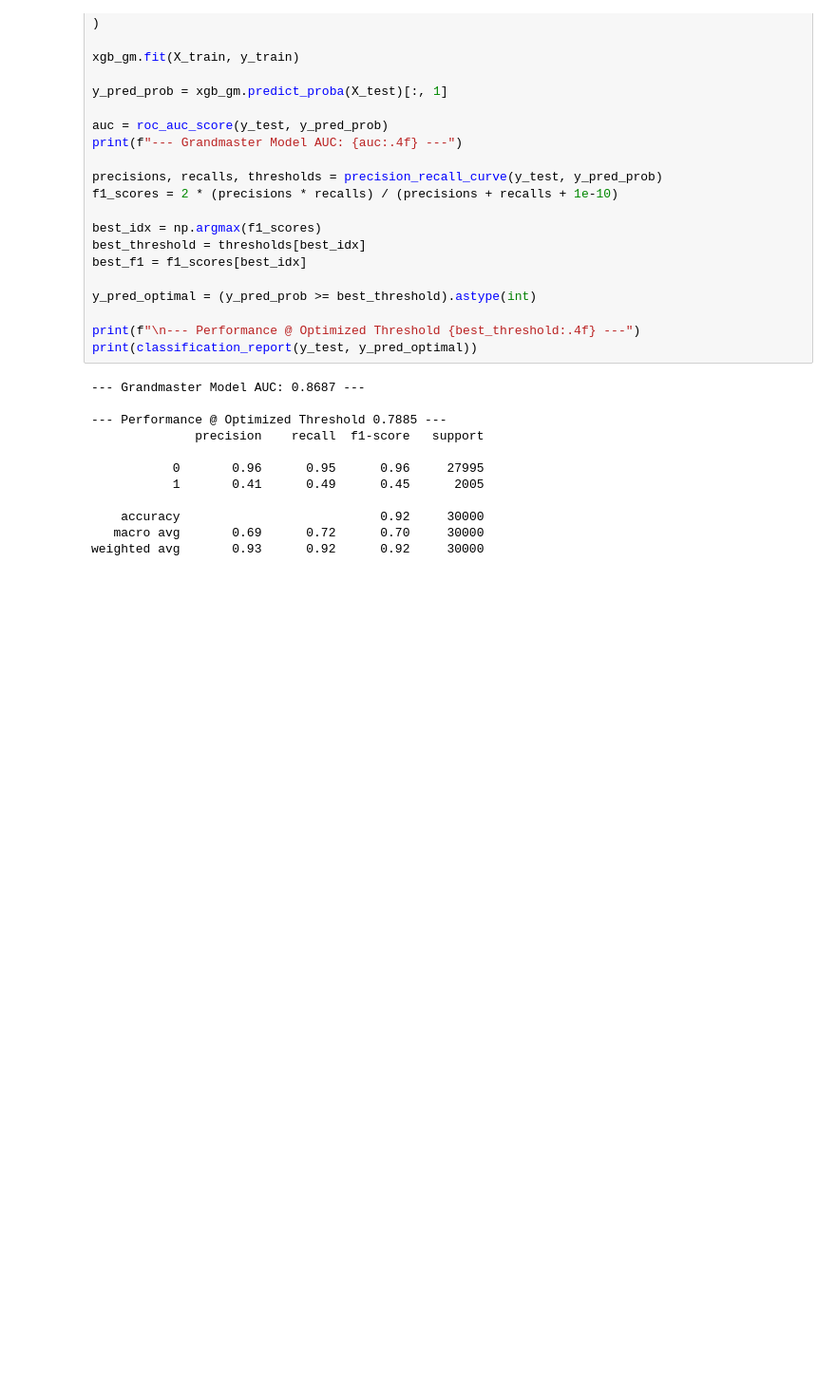
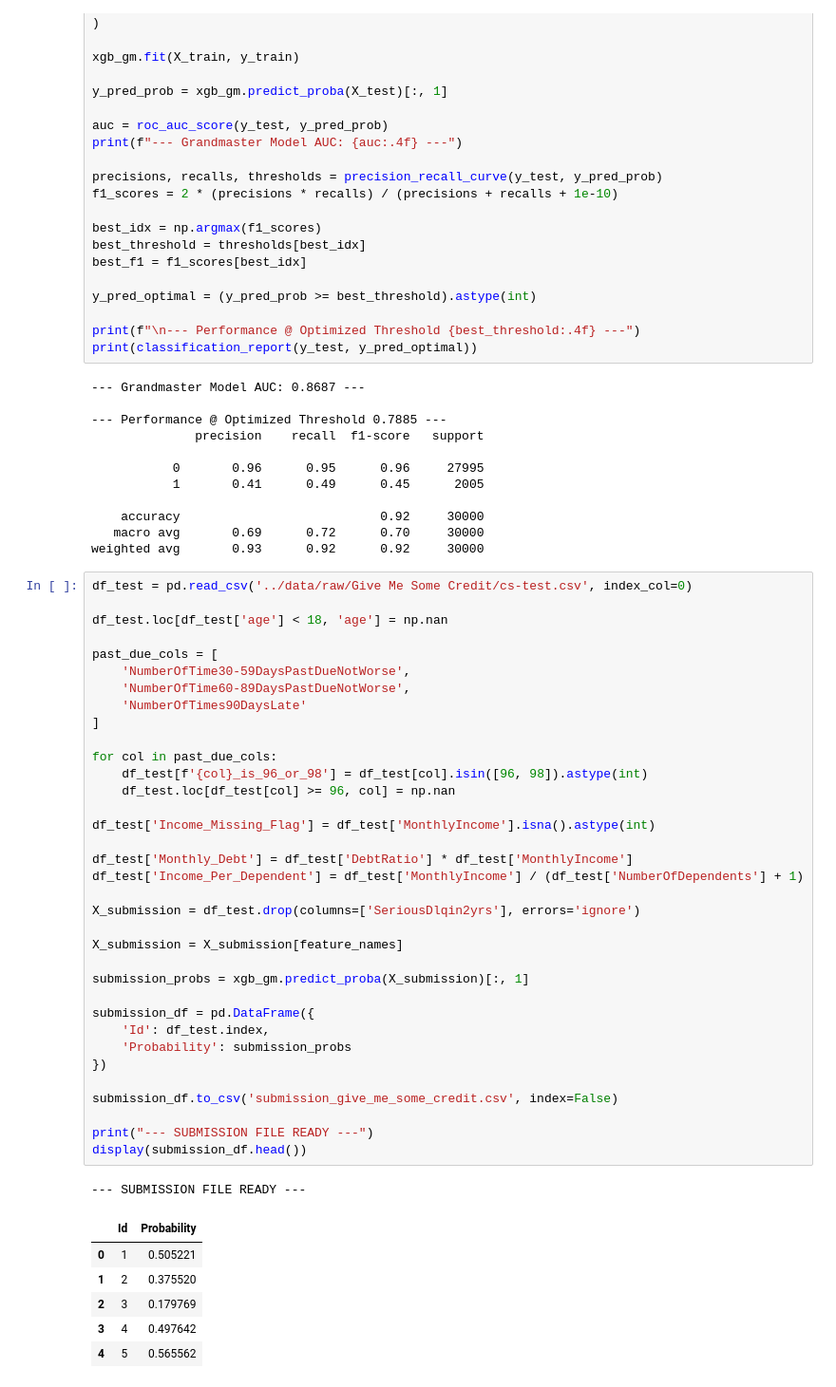
Before and after one commit to Muanai/fintech-credit-risk-xai, a Jupyter notebook: notebooks/04_model_experiment.ipynb, the cells around one changed output. Shown at 95% size. Drawn from its saved outputs; the diff is of its cells as text; blank space fills up the shorter version.

```diff
--- a/notebooks/04_model_experiment.ipynb
+++ b/notebooks/04_model_experiment.ipynb
@@ -335,3 +335,46 @@ print(classification_report(y_test, y_pred_optimal))
     accuracy                           0.92     30000
    macro avg       0.69      0.72      0.70     30000
 weighted avg       0.93      0.92      0.92     30000
+# %%
+df_test = pd.read_csv('../data/raw/Give Me Some Credit/cs-test.csv', index_col=0)
+
+df_test.loc[df_test['age'] < 18, 'age'] = np.nan
+
+past_due_cols = [
+    'NumberOfTime30-59DaysPastDueNotWorse',
+    'NumberOfTime60-89DaysPastDueNotWorse',
+    'NumberOfTimes90DaysLate'
+]
+
+for col in past_due_cols:
+    df_test[f'{col}_is_96_or_98'] = df_test[col].isin([96, 98]).astype(int)
+    df_test.loc[df_test[col] >= 96, col] = np.nan
+
+df_test['Income_Missing_Flag'] = df_test['MonthlyIncome'].isna().astype(int)
+
+df_test['Monthly_Debt'] = df_test['DebtRatio'] * df_test['MonthlyIncome']
+df_test['Income_Per_Dependent'] = df_test['MonthlyIncome'] / (df_test['NumberOfDependents'] + 1)
+
+X_submission = df_test.drop(columns=['SeriousDlqin2yrs'], errors='ignore')
+
+X_submission = X_submission[feature_names]
+
+submission_probs = xgb_gm.predict_proba(X_submission)[:, 1]
+
+submission_df = pd.DataFrame({
+    'Id': df_test.index,
+    'Probability': submission_probs
+})
+
+submission_df.to_csv('submission_give_me_some_credit.csv', index=False)
+
+print("--- SUBMISSION FILE READY ---")
+display(submission_df.head())
+# %% [output]
+--- SUBMISSION FILE READY ---
+|  | Id | Probability |
+| 0 | 1 | 0.505221 |
+| 1 | 2 | 0.375520 |
+| 2 | 3 | 0.179769 |
+| 3 | 4 | 0.497642 |
+| 4 | 5 | 0.565562 |
```
Also changed, not shown: 2 other files.
